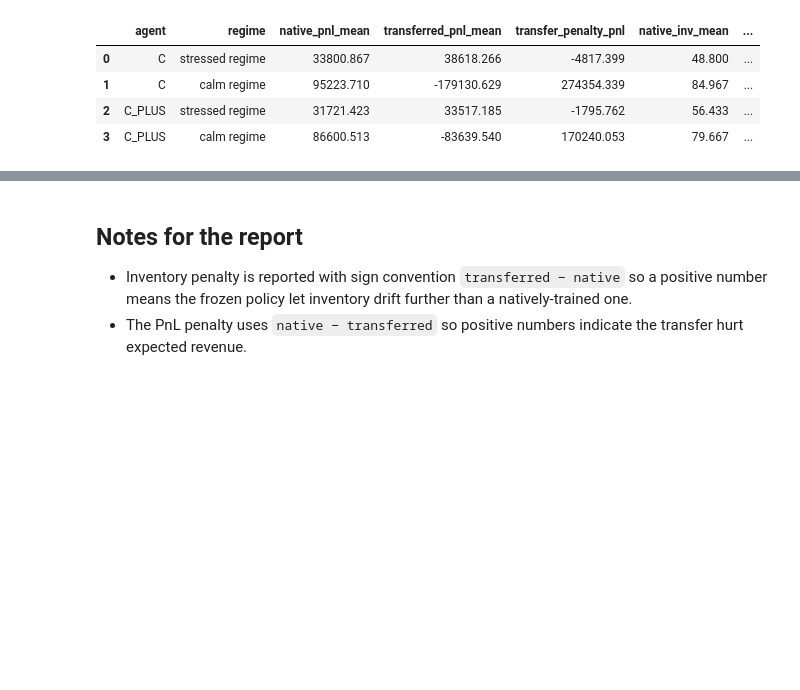
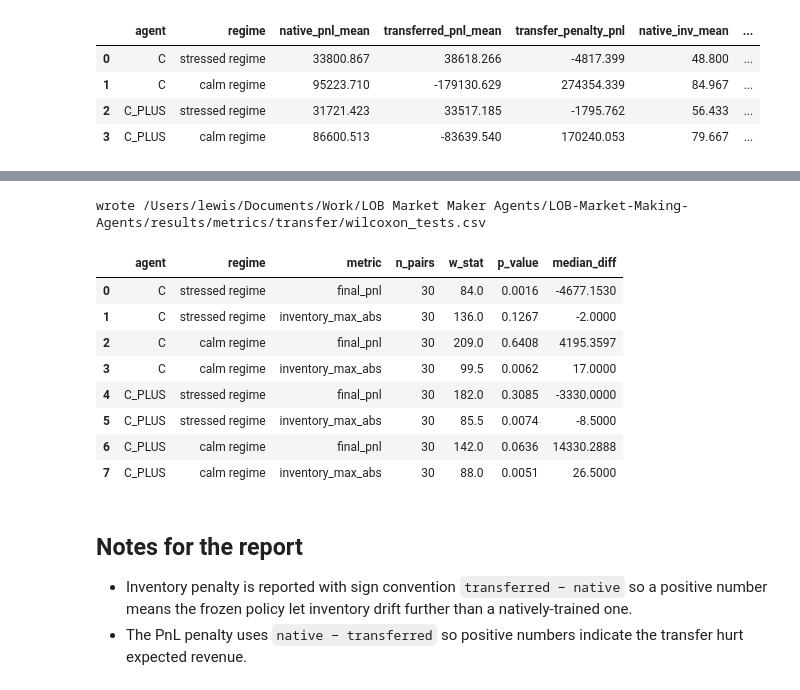
Before and after one commit to lewisevans717/LOB-Market-Making-Agents, a Jupyter notebook: notebooks/03_regime_shift.ipynb, the cells around one changed output, grey strips where cells are left out. Saved outputs shown, nothing was run; the diff lists cells and outputs as text; code cells hidden in the pictures; blank space fills up the shorter version.

```diff
--- a/notebooks/03_regime_shift.ipynb
+++ b/notebooks/03_regime_shift.ipynb
@@ -122,3 +128,56 @@ wrote /Users/lewis/Documents/Work/LOB Market Maker Agents/LOB-Market-Making-Agen
+# %%
+from scipy.stats import wilcoxon
+
+wilcoxon_records = []
+for agent in ("C", "C_PLUS"):
+    for regime, native_phase, transferred_phase in PAIRS:
+        nat = (df[(df.agent == agent) & (df.phase == native_phase)]
+               [["seed", "final_pnl", "inventory_max_abs"]]
+               .rename(columns={"final_pnl": "pnl_native",
+                                "inventory_max_abs": "inv_native"}))
+        trf = (df[(df.agent == agent) & (df.phase == transferred_phase)]
+               [["seed", "final_pnl", "inventory_max_abs"]]
+               .rename(columns={"final_pnl": "pnl_transferred",
+                                "inventory_max_abs": "inv_transferred"}))
+        paired = nat.merge(trf, on="seed", how="inner")
+        if paired.empty:
+            continue
+
+        # Sign convention matches transfer_penalty.csv: positive Δpnl means the transfer hurt;
+        # positive Δinv means the frozen policy let inventory drift further.
+        d_pnl = (paired.pnl_native - paired.pnl_transferred).values
+        d_inv = (paired.inv_transferred - paired.inv_native).values
+
+        for metric, diffs in (("final_pnl", d_pnl), ("inventory_max_abs", d_inv)):
+            # zero_method='wilcox' drops zero-difference pairs (scipy default behaviour
+            # since 1.9; named explicitly so the test is reproducible across versions).
+            res = wilcoxon(diffs, zero_method="wilcox", alternative="two-sided")
+            wilcoxon_records.append({
+                "agent": agent,
+                "regime": regime,
+                "metric": metric,
+                "n_pairs": int(len(diffs)),
+                "w_stat": float(res.statistic),
+                "p_value": float(res.pvalue),
+                "median_diff": float(np.median(diffs)),
+            })
+
+wilcoxon_df = pd.DataFrame.from_records(wilcoxon_records)
+out = REPO_ROOT / "results/metrics/transfer/wilcoxon_tests.csv"
+wilcoxon_df.to_csv(out, index=False)
+print("wrote", out)
+wilcoxon_df.round(4)
+# %% [output]
+wrote /Users/lewis/Documents/Work/LOB Market Maker Agents/LOB-Market-Making-Agents/results/metrics/transfer/wilcoxon_tests.csv
+|  | agent | regime | metric | n_pairs | w_stat | p_value | median_diff |
+| 0 | C | stressed regime | final_pnl | 30 | 84.0 | 0.0016 | -4677.1530 |
+| 1 | C | stressed regime | inventory_max_abs | 30 | 136.0 | 0.1267 | -2.0000 |
+| 2 | C | calm regime | final_pnl | 30 | 209.0 | 0.6408 | 4195.3597 |
+| 3 | C | calm regime | inventory_max_abs | 30 | 99.5 | 0.0062 | 17.0000 |
+| 4 | C_PLUS | stressed regime | final_pnl | 30 | 182.0 | 0.3085 | -3330.0000 |
+| 5 | C_PLUS | stressed regime | inventory_max_abs | 30 | 85.5 | 0.0074 | -8.5000 |
+| 6 | C_PLUS | calm regime | final_pnl | 30 | 142.0 | 0.0636 | 14330.2888 |
+| 7 | C_PLUS | calm regime | inventory_max_abs | 30 | 88.0 | 0.0051 | 26.5000 |
 # %% [markdown]
 ## Notes for the report
 - Inventory penalty is reported with sign convention `transferred − native` so a positive number means the frozen policy let inventory drift further than a natively-trained one.
```
Also changed, not shown: parts of 2 cells of this notebook, 1 other file.
